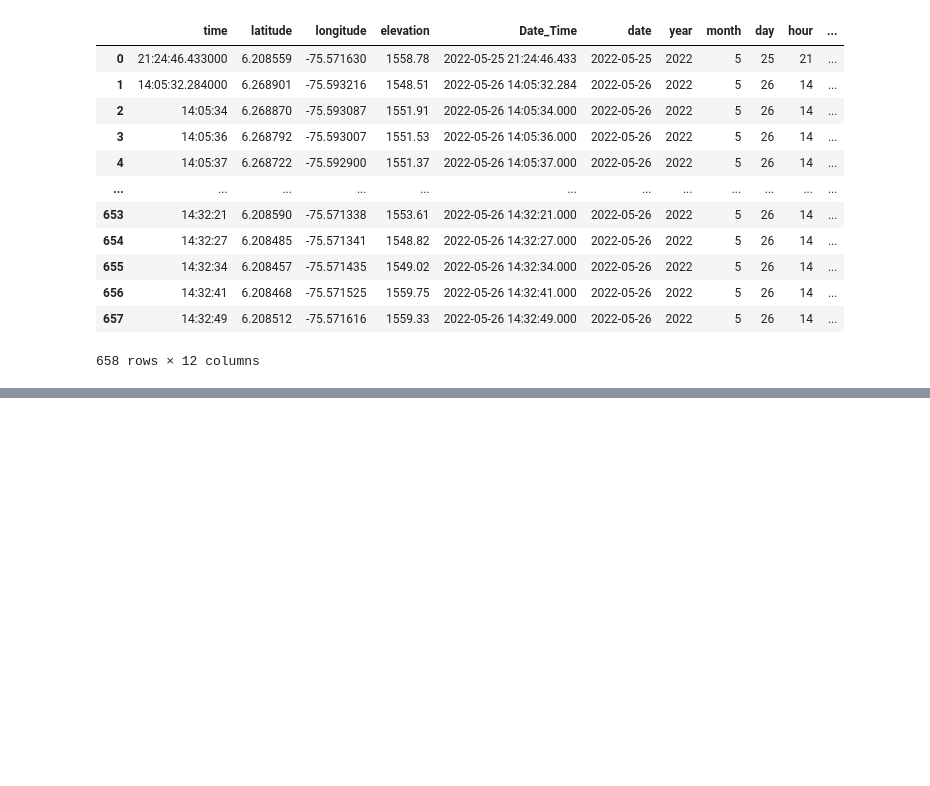
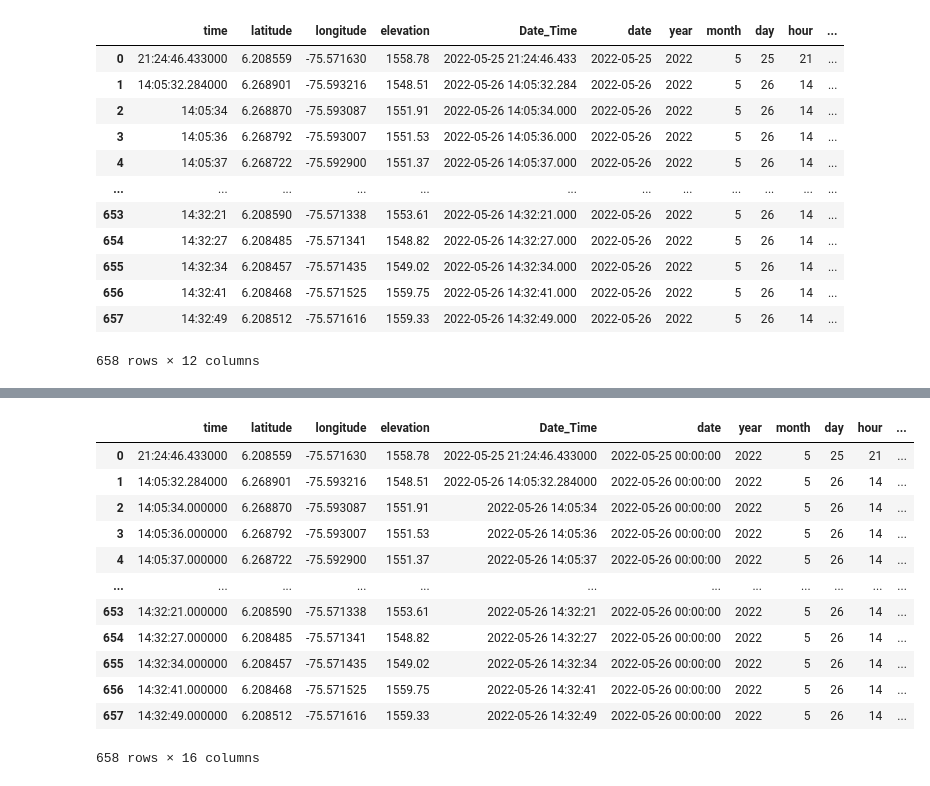
Before and after one commit to CCOSORIOT/Proyecto_Final_Ciencia_de_Datos, a Jupyter notebook: Procesar_Datos.ipynb, the cells around one changed output, grey strips where cells are left out. Saved outputs shown, nothing was run; the diff lists cells and outputs as text; code cells hidden in the pictures; blank space fills up the shorter version.

Commit message:
Version5
Se cargan tres bases de datos para cada caso

```diff
--- a/Procesar_Datos.ipynb
+++ b/Procesar_Datos.ipynb
@@ -175,6 +188,6 @@ aceleracion_punto(Data2)
 # %%
 #Cargar datos a sqlite
-def ingestar_sqlite(df, BD = 'Base.db', Tabla = 'Cordenadas'):
+def ingestar_sqlite(df, BD = 'Base_Coordenadas.db', Tabla = 'Datos'):
     conn = sqlite3.connect(BD)
     df.to_sql(Tabla, conn, if_exists='replace', index = False)
     df_consulta = pd.read_sql(f'SELECT * FROM {Tabla}', conn)
@@ -198,0 +219,16 @@ ingestar_sqlite(Data2)
+# %%
+ingestar_sqlite(Data3, BD = 'Base_Coordenadas3.db', Tabla = 'Datos_3')
+# %% [output]
+|  | time | latitude | longitude | elevation | Date_Time | date | year | month | day | hour | ... |
+| 0 | 21:24:46.433000 | 6.208559 | -75.571630 | 1558.78 | 2022-05-25 21:24:46.433000 | 2022-05-25 00:00:00 | 2022 | 5 | 25 | 21 | ... |
+| 1 | 14:05:32.284000 | 6.268901 | -75.593216 | 1548.51 | 2022-05-26 14:05:32.284000 | 2022-05-26 00:00:00 | 2022 | 5 | 26 | 14 | ... |
+| 2 | 14:05:34.000000 | 6.268870 | -75.593087 | 1551.91 | 2022-05-26 14:05:34 | 2022-05-26 00:00:00 | 2022 | 5 | 26 | 14 | ... |
+| 3 | 14:05:36.000000 | 6.268792 | -75.593007 | 1551.53 | 2022-05-26 14:05:36 | 2022-05-26 00:00:00 | 2022 | 5 | 26 | 14 | ... |
+| 4 | 14:05:37.000000 | 6.268722 | -75.592900 | 1551.37 | 2022-05-26 14:05:37 | 2022-05-26 00:00:00 | 2022 | 5 | 26 | 14 | ... |
+| ... | ... | ... | ... | ... | ... | ... | ... | ... | ... | ... | ... |
+| 653 | 14:32:21.000000 | 6.208590 | -75.571338 | 1553.61 | 2022-05-26 14:32:21 | 2022-05-26 00:00:00 | 2022 | 5 | 26 | 14 | ... |
+| 654 | 14:32:27.000000 | 6.208485 | -75.571341 | 1548.82 | 2022-05-26 14:32:27 | 2022-05-26 00:00:00 | 2022 | 5 | 26 | 14 | ... |
+| 655 | 14:32:34.000000 | 6.208457 | -75.571435 | 1549.02 | 2022-05-26 14:32:34 | 2022-05-26 00:00:00 | 2022 | 5 | 26 | 14 | ... |
+| 656 | 14:32:41.000000 | 6.208468 | -75.571525 | 1559.75 | 2022-05-26 14:32:41 | 2022-05-26 00:00:00 | 2022 | 5 | 26 | 14 | ... |
+| 657 | 14:32:49.000000 | 6.208512 | -75.571616 | 1559.33 | 2022-05-26 14:32:49 | 2022-05-26 00:00:00 | 2022 | 5 | 26 | 14 | ... |
+658 rows × 16 columns
```
Also changed, not shown: parts of 8 cells of this notebook, 5 other files.
